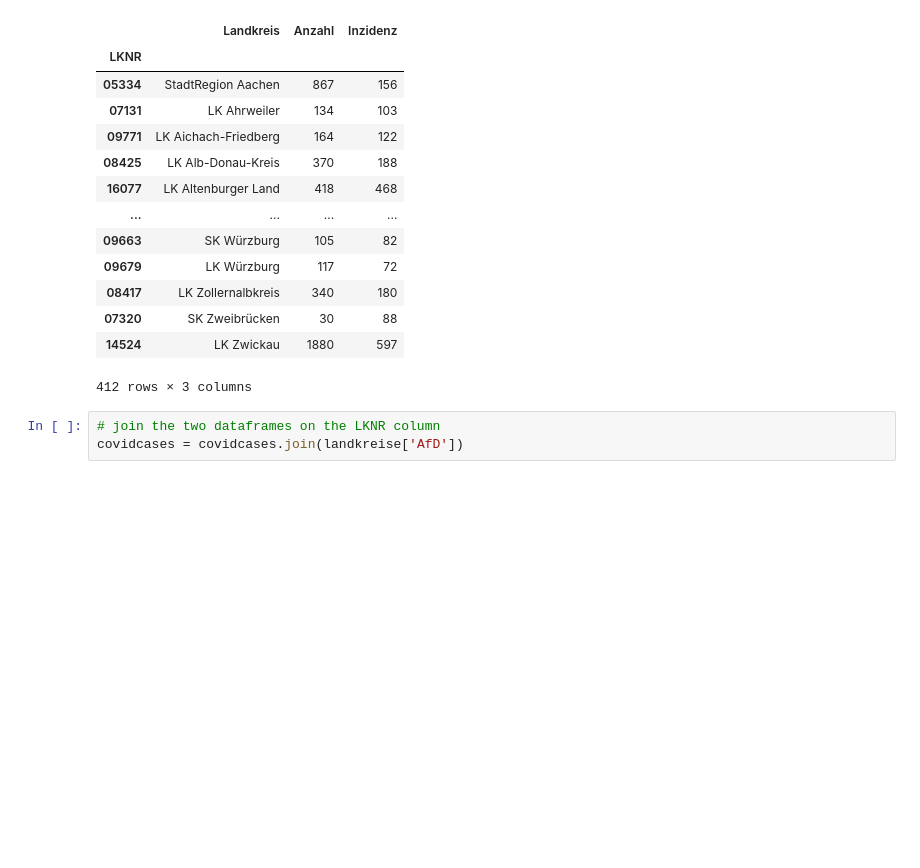
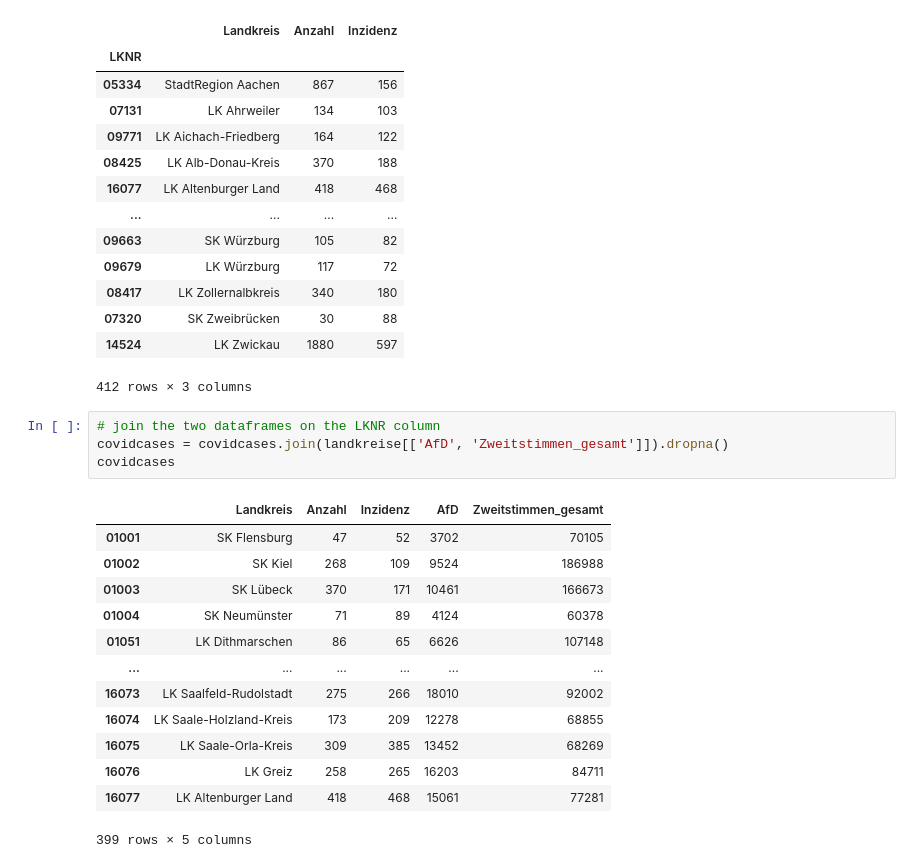
Before and after one commit to florianst/datascience_side, a Jupyter notebook: incidence_corr_afd.ipynb, the cells around one changed output. Cells and saved outputs as stored; diff of their text form; blank space fills up the shorter version.

```diff
--- a/incidence_corr_afd.ipynb
+++ b/incidence_corr_afd.ipynb
@@ -46,5 +47,20 @@ covidcases
 412 rows × 3 columns
 # %%
 # join the two dataframes on the LKNR column
-covidcases = covidcases.join(landkreise['AfD'])
+covidcases = covidcases.join(landkreise[['AfD', 'Zweitstimmen_gesamt']]).dropna()
+covidcases
+# %% [output]
+|  | Landkreis | Anzahl | Inzidenz | AfD | Zweitstimmen_gesamt |
+| 01001 | SK Flensburg | 47 | 52 | 3702 | 70105 |
+| 01002 | SK Kiel | 268 | 109 | 9524 | 186988 |
+| 01003 | SK Lübeck | 370 | 171 | 10461 | 166673 |
+| 01004 | SK Neumünster | 71 | 89 | 4124 | 60378 |
+| 01051 | LK Dithmarschen | 86 | 65 | 6626 | 107148 |
+| ... | ... | ... | ... | ... | ... |
+| 16073 | LK Saalfeld-Rudolstadt | 275 | 266 | 18010 | 92002 |
+| 16074 | LK Saale-Holzland-Kreis | 173 | 209 | 12278 | 68855 |
+| 16075 | LK Saale-Orla-Kreis | 309 | 385 | 13452 | 68269 |
+| 16076 | LK Greiz | 258 | 265 | 16203 | 84711 |
+| 16077 | LK Altenburger Land | 418 | 468 | 15061 | 77281 |
+399 rows × 5 columns
 # %%
```
Also changed, not shown: parts of 3 cells of this notebook.
